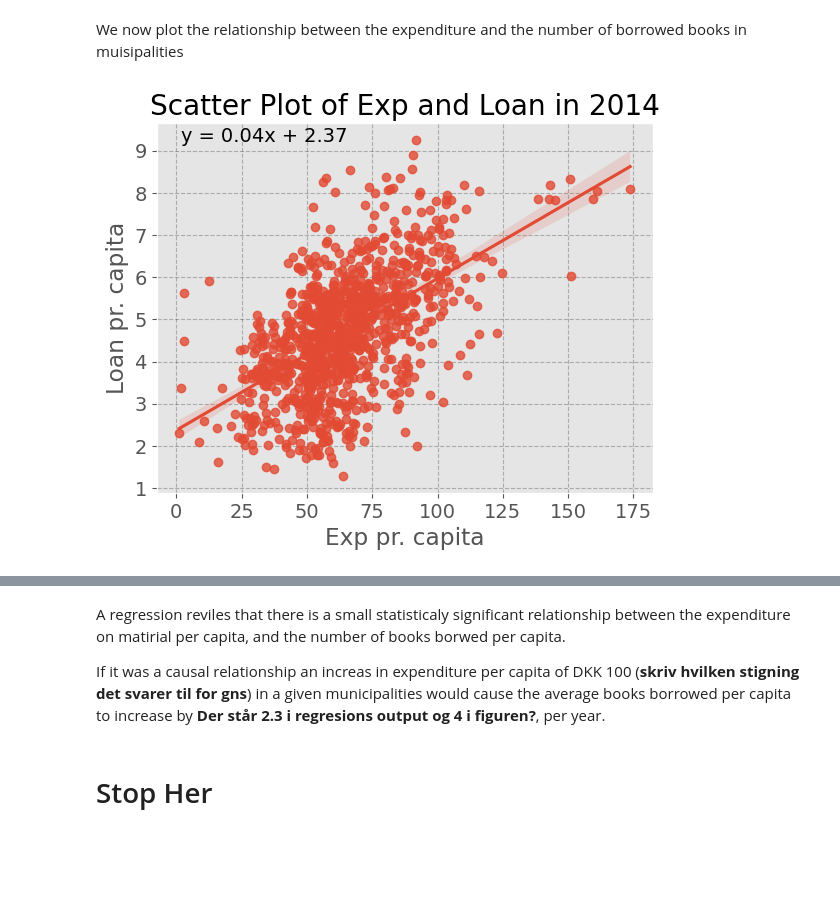
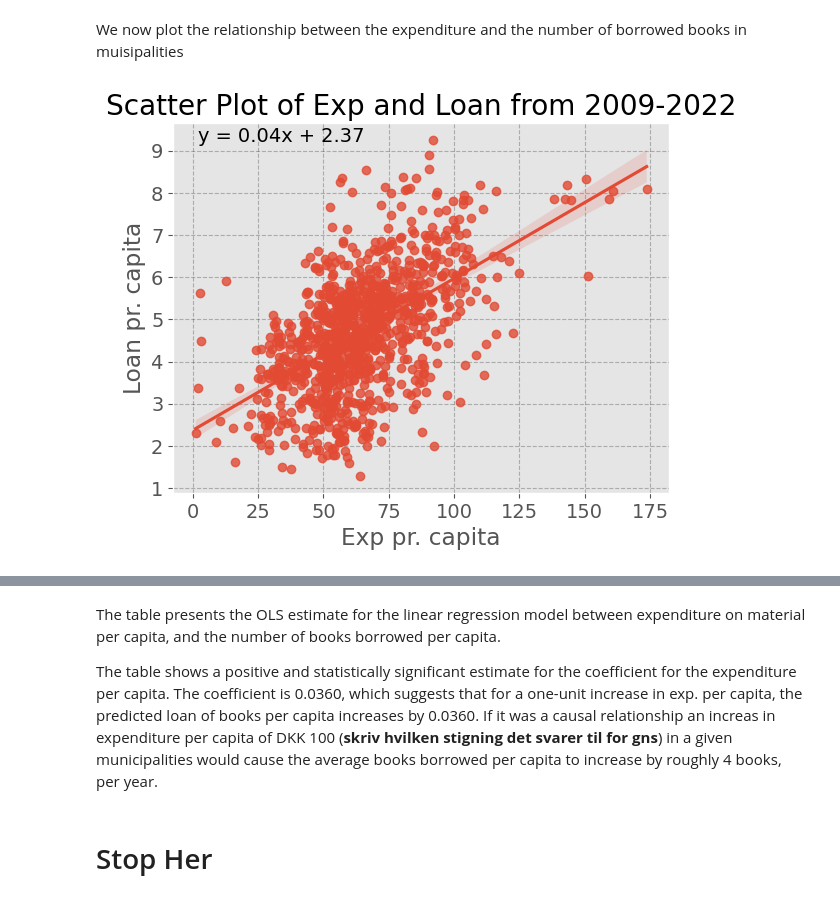
Before and after one commit to NumEconCopenhagen/projects-2023-mathias-emma, a Jupyter notebook: dataproject/dataproject2.ipynb, the cells around one changed output, grey strips where cells are left out. Drawn from its saved outputs; the diff is of its cells as text; code cells hidden in the pictures; blank space fills up the shorter version.

Commit message:
Tilføjet tekst til de 2 figurer

```diff
--- a/dataproject/dataproject2.ipynb
+++ b/dataproject/dataproject2.ipynb
@@ -278,44 +280,43 @@ We now plot the relationship between the expenditure and the number of borrowed
 df_mun = df[~df['mun'].str.startswith(('Region','All Denmark'))]
 df_2 = df=df_mun[df_mun['exp_per_cap'] > 1]
 # %%
-# subset the DataFrame where year is equal to 2014
-subset_df = df_2#[df['year'] == '2021']
+
+subset_df = df_2 #[df['year'] == 'YYYY']
 
 # create a scatter plot with 'exp' on the x-axis and 'loan' on the y-axis
 ax = sns.regplot(x='exp_per_cap', y='loan_per_cap', data=subset_df)
 
 # set plot title and labels
-plt.title('Scatter Plot of Exp and Loan in 2014')
+plt.title('Scatter Plot of Exp and Loan from 2009-2022')
 plt.xlabel('Exp pr. capita')
 plt.ylabel('Loan pr. capita')
 
 # add regression equation
 slope, intercept = np.polyfit(subset_df['exp_per_cap'], subset_df['loan_per_cap'], 1)
 eq = f'y = {slope:.2f}x + {intercept:.2f}'
 ax.annotate(eq, xy=(0.05, 0.95), xycoords='axes fraction')
 
 # display the plot
 plt.show()
 
 
-# subset the DataFrame where year is equal to 2014
-subset_df = df_2 #[df['year'] == '2021']
+subset_df = df_2 #[df['year'] == 'YYYY']
 
-# create a regression model with 'exp_per_cap' and 'gdp_per_cap'
+# create a regression model with 'exp_per_cap' and 'Loan_per_cap'
 X = subset_df[['exp_per_cap']]
 y = subset_df['loan_per_cap']
 X = sm.add_constant(X)
 model1 = sm.OLS(y, X).fit()
 print(model1.summary())
 
 # create a regression model with 'exp_per_cap' only
 X = subset_df['exp_per_cap']
 y = subset_df['loan_per_cap']
 X = sm.add_constant(X)
 model2 = sm.OLS(y, X).fit()
 print(model2.summary())
 # %% [output]
-[figure, old version]
+[figure, new version]
                             OLS Regression Results
 ==============================================================================
 Dep. Variable:           loan_per_cap   R-squared:                       0.302
@@ -334,8 +335,8 @@ Covariance Type:            nonrobust
 Notes:
 [1] Standard Errors assume that the covariance matrix of the errors is correctly specified.
 # %% [markdown]
-A regression reviles that there is a small statisticaly significant relationship between the expenditure on matirial per capita, and the number of books borwed per capita.
+The table presents the OLS estimate for the linear regression model between expenditure on material per capita, and the number of books borrowed per capita.
 
-If it was a causal relationship an increas in expenditure per capita of DKK 100 (**skriv hvilken stigning det svarer til for gns**) in a given municipalities would cause the average books borrowed per capita to increase by **Der står 2.3 i regresions output og 4 i figuren?**, per year.
+The table shows a positive and statistically significant estimate for the coefficient for the expenditure per capita. The coefficient is 0.0360, which suggests that for a one-unit increase in exp. per capita, the predicted loan of books per capita increases by 0.0360. If it was a causal relationship an increas in expenditure per capita of DKK 100 (**skriv hvilken stigning det svarer til for gns**) in a given municipalities would cause the average books borrowed per capita to increase by roughly 4 books, per year.
 # %% [markdown]
 # Stop Her
```
Also changed, not shown: parts of 5 cells of this notebook.
